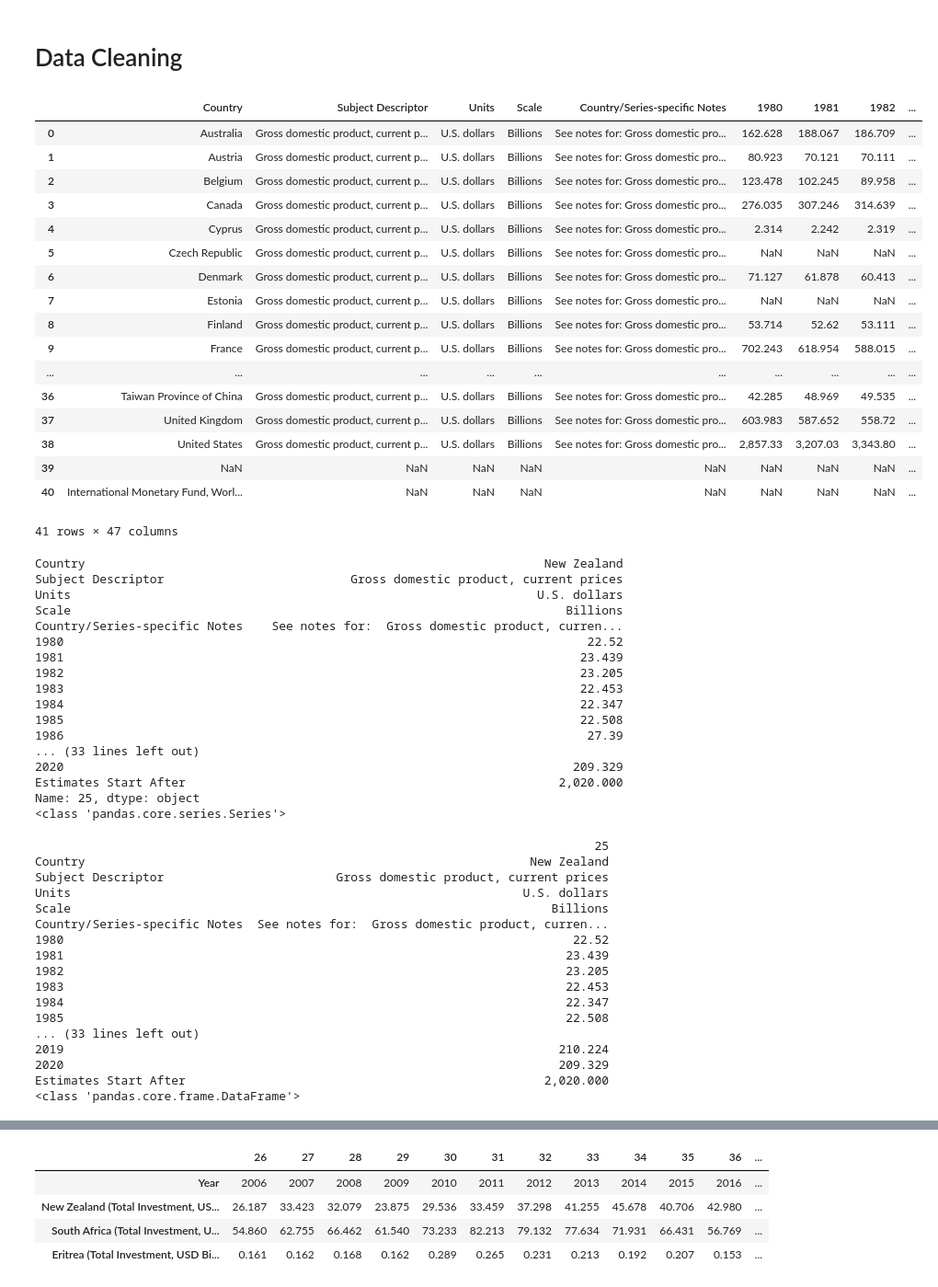
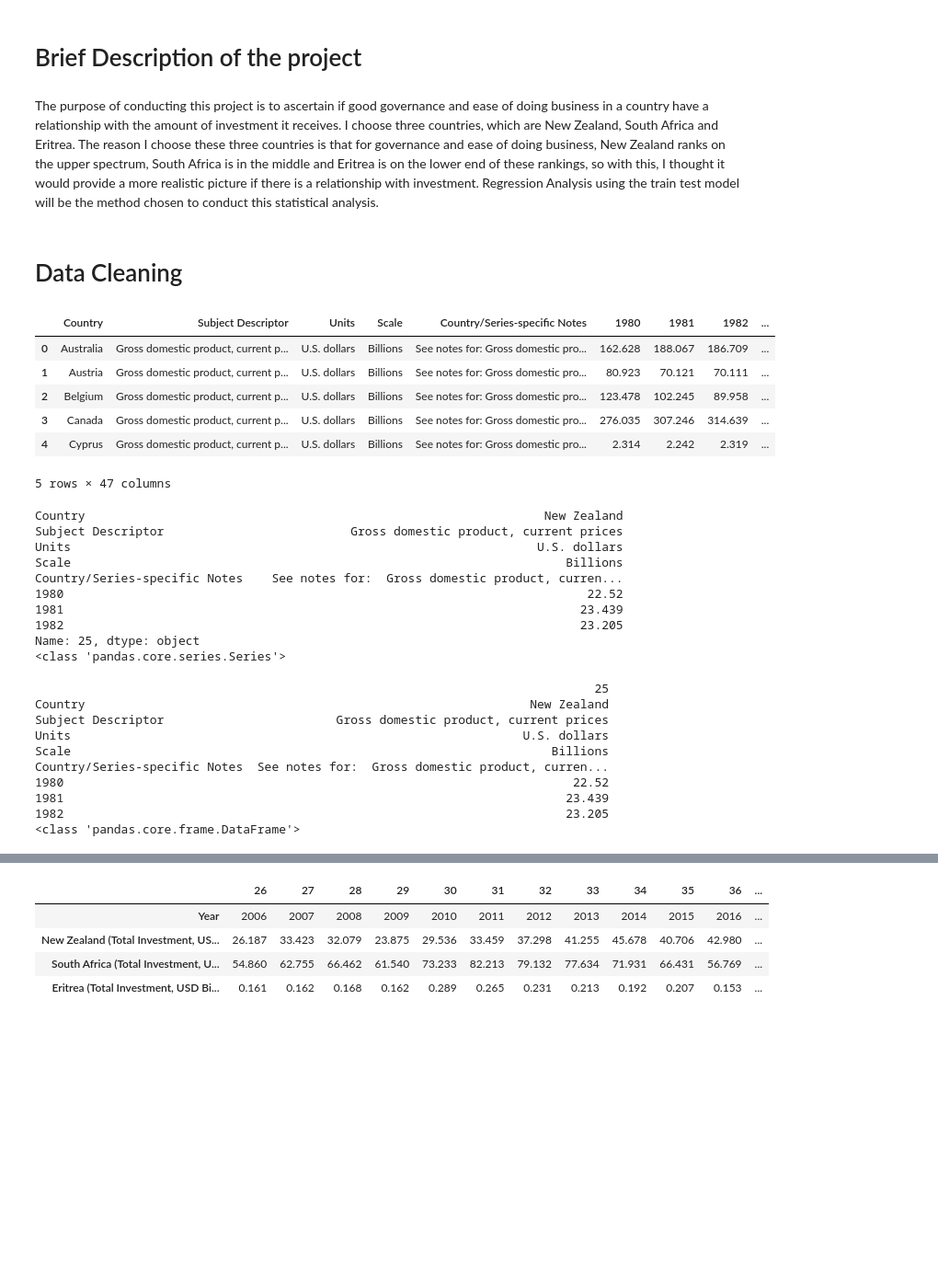
Before and after one commit to NigelGondo/Portfolio_Projects, a Jupyter notebook: Regression analysis of governance, ease of doing business and investment.ipynb, the cells around one changed output, grey strips where cells are left out. Shown at 92% size. Drawn from its saved outputs; the diff is of its cells as text; code cells hidden in the pictures; blank space fills up the shorter version.

```diff
--- a/Regression analysis of governance, ease of doing business and investment.ipynb
+++ b/Regression analysis of governance, ease of doing business and investment.ipynb
@@ -7,3 +1,7 @@ Regression Analysis using the train test model will be the method chosen to cond
+# %% [markdown]
+# Brief Description of the project
+# %% [markdown]
+The purpose of conducting this project is to ascertain if good governance and ease of doing business in a country have a relationship with the amount of investment it receives. I choose three countries, which are New Zealand, South Africa and Eritrea. The reason I choose these three countries is that for governance and ease of doing business, New Zealand ranks on the upper spectrum, South Africa is in the middle and Eritrea is on the lower end of these rankings, so with this, I thought it would provide a more realistic picture if there is a relationship with investment. Regression Analysis using the train test model will be the method chosen to conduct this statistical analysis.
 # %%
 import pandas as pd
 import numpy as np
@@ -26,30 +24,19 @@ plt.rcParams.update({'figure.figsize':(15,10), 'figure.dpi':100})
 # Data Cleaning
 # %%
 df_adv_eco_gdp = pd.read_csv('WEO_Data Advance economies GDP.csv')
-df_adv_eco_gdp
+df_adv_eco_gdp.head()
 # %% [output]
 |  | Country | Subject Descriptor | Units | Scale | Country/Series-specific Notes | 1980 | 1981 | 1982 | ... |
 | 0 | Australia | Gross domestic product, current p... | U.S. dollars | Billions | See notes for: Gross domestic pro... | 162.628 | 188.067 | 186.709 | ... |
 | 1 | Austria | Gross domestic product, current p... | U.S. dollars | Billions | See notes for: Gross domestic pro... | 80.923 | 70.121 | 70.111 | ... |
 | 2 | Belgium | Gross domestic product, current p... | U.S. dollars | Billions | See notes for: Gross domestic pro... | 123.478 | 102.245 | 89.958 | ... |
 | 3 | Canada | Gross domestic product, current p... | U.S. dollars | Billions | See notes for: Gross domestic pro... | 276.035 | 307.246 | 314.639 | ... |
 | 4 | Cyprus | Gross domestic product, current p... | U.S. dollars | Billions | See notes for: Gross domestic pro... | 2.314 | 2.242 | 2.319 | ... |
-| 5 | Czech Republic | Gross domestic product, current p... | U.S. dollars | Billions | See notes for: Gross domestic pro... | NaN | NaN | NaN | ... |
-| 6 | Denmark | Gross domestic product, current p... | U.S. dollars | Billions | See notes for: Gross domestic pro... | 71.127 | 61.878 | 60.413 | ... |
-| 7 | Estonia | Gross domestic product, current p... | U.S. dollars | Billions | See notes for: Gross domestic pro... | NaN | NaN | NaN | ... |
-| 8 | Finland | Gross domestic product, current p... | U.S. dollars | Billions | See notes for: Gross domestic pro... | 53.714 | 52.62 | 53.111 | ... |
-| 9 | France | Gross domestic product, current p... | U.S. dollars | Billions | See notes for: Gross domestic pro... | 702.243 | 618.954 | 588.015 | ... |
-| ... | ... | ... | ... | ... | ... | ... | ... | ... | ... |
-| 36 | Taiwan Province of China | Gross domestic product, current p... | U.S. dollars | Billions | See notes for: Gross domestic pro... | 42.285 | 48.969 | 49.535 | ... |
-| 37 | United Kingdom | Gross domestic product, current p... | U.S. dollars | Billions | See notes for: Gross domestic pro... | 603.983 | 587.652 | 558.72 | ... |
-| 38 | United States | Gross domestic product, current p... | U.S. dollars | Billions | See notes for: Gross domestic pro... | 2,857.33 | 3,207.03 | 3,343.80 | ... |
-| 39 | NaN | NaN | NaN | NaN | NaN | NaN | NaN | NaN | ... |
-| 40 | International Monetary Fund, Worl... | NaN | NaN | NaN | NaN | NaN | NaN | NaN | ... |
-41 rows × 47 columns
+5 rows × 47 columns
 # %%
 #Filtering data only what data for New Zealand
 df_NewZealand_gdp = df_adv_eco_gdp.iloc[25]
-print(df_NewZealand_gdp)
+print(df_NewZealand_gdp[:8])
 print(type(df_NewZealand_gdp))
 # %% [output]
 Country                                                                New Zealand
@@ -60,19 +47,12 @@ Country/Series-specific Notes    See notes for:  Gross domestic product, curren.
 1980                                                                         22.52
 1981                                                                        23.439
 1982                                                                        23.205
-1983                                                                        22.453
-1984                                                                        22.347
-1985                                                                        22.508
-1986                                                                         27.39
-... (33 lines left out)
-2020                                                                       209.329
-Estimates Start After                                                    2,020.000
 Name: 25, dtype: object
 <class 'pandas.core.series.Series'>
 # %%
 #Converting pandas series to a dataframe
 df_NewZealand_gdp_2 = pd.DataFrame(df_NewZealand_gdp)
-print(df_NewZealand_gdp_2)
+print(df_NewZealand_gdp_2[:8])
 print(type(df_NewZealand_gdp_2))
 # %% [output]
                                                                               25
@@ -84,13 +64,6 @@ Country/Series-specific Notes  See notes for:  Gross domestic product, curren...
 1980                                                                       22.52
 1981                                                                      23.439
 1982                                                                      23.205
-1983                                                                      22.453
-1984                                                                      22.347
-1985                                                                      22.508
-... (33 lines left out)
-2019                                                                     210.224
-2020                                                                     209.329
-Estimates Start After                                                  2,020.000
 <class 'pandas.core.frame.DataFrame'>
 # %%
 #Dropping unnecessary rows cleaning the data
```
Also changed, not shown: parts of 46 cells of this notebook.
